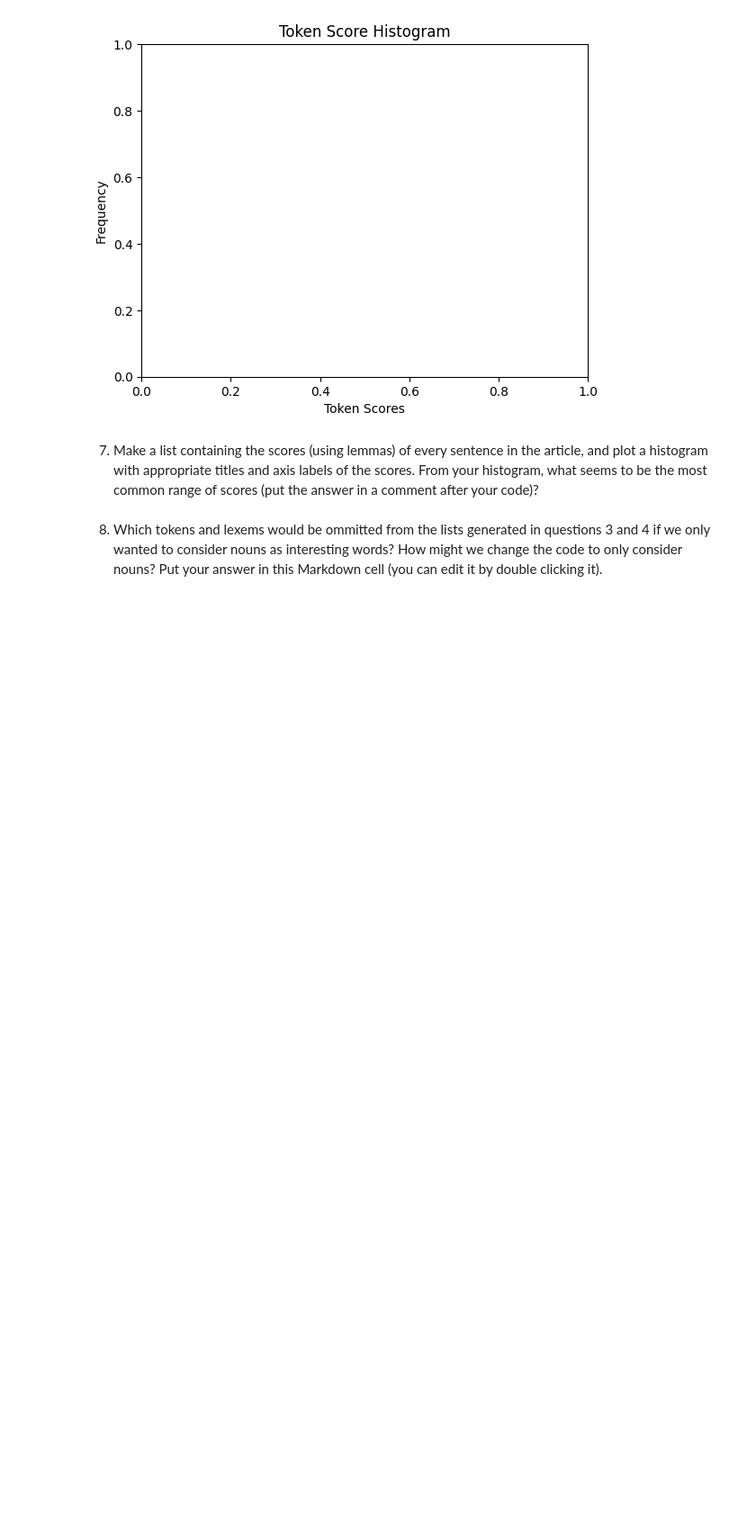
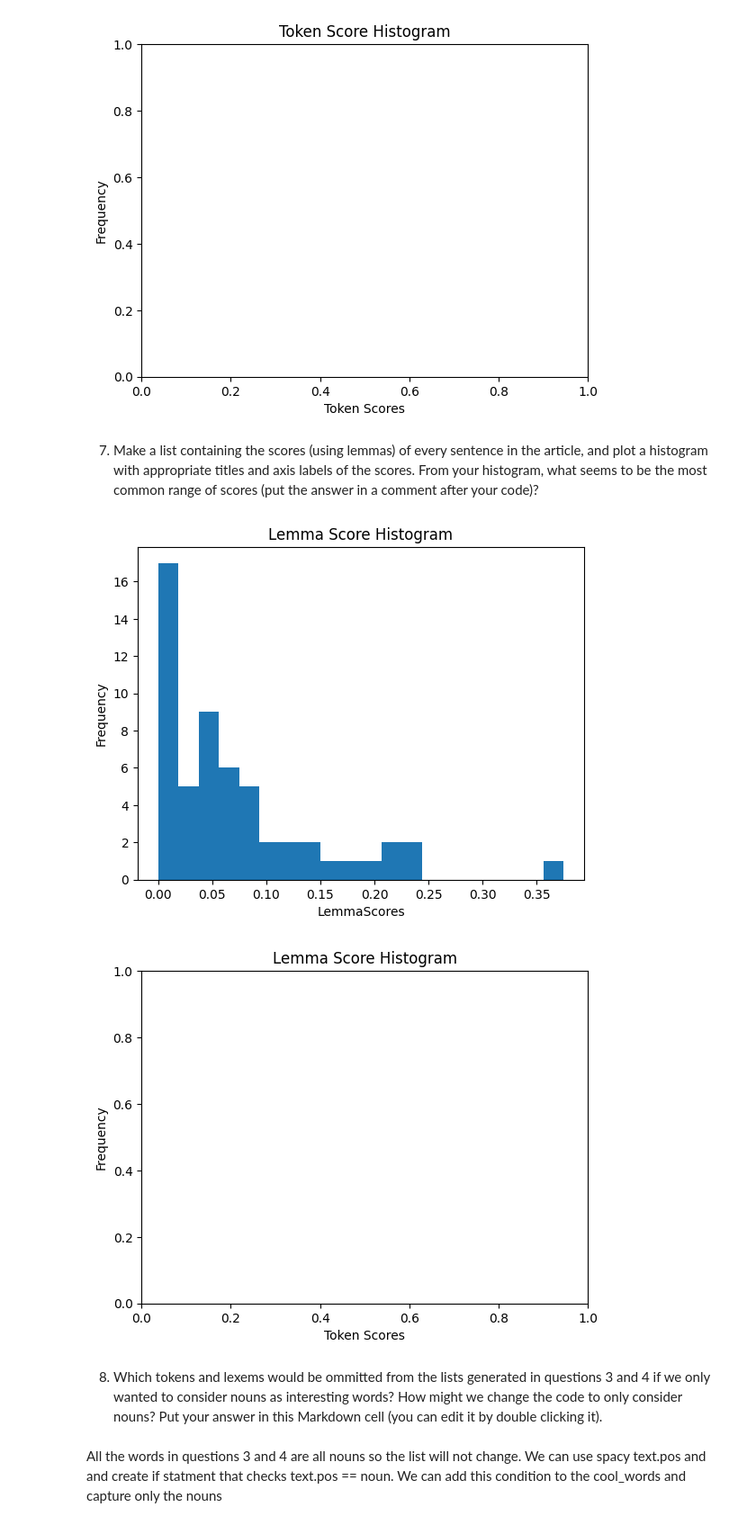
Before and after one commit to Habtom1999/web-scraping, a Jupyter notebook: web-scraping.ipynb, the cells around one changed output. Shown: that part at 90% size. Saved outputs shown, nothing was run; the diff lists cells and outputs as text; code cells hidden in the pictures; blank space fills up the shorter version.

```diff
--- a/web-scraping.ipynb
+++ b/web-scraping.ipynb
@@ -280,11 +246,0 @@ Score by Token: 0.26, Score by Lemma: 0.30 - Posted in car hacks, Engineering, F
-# %%
-most_token = ['laser', 40, 'headlight', 28, 'beam', 12, 'technology', 10, 'light', 10]
-sentences = list(doc.sents)
-
-for sentence in sentences:
-    count = 0
-    for token in sentence:
-        if token.lemma_.lower() in cool_words:
-            count += 1
-    sent_str = str(sentence).replace('\n', '').replace(' ', ' ')
-    print(count, ':', sent_str)
@@ -406,7 +344,6 @@ import pickle
 from bs4 import BeautifulSoup
 from collections import Counter
 import numpy as np
-
 
 
 # Load the pickled HTML content
@@ -431,41 +368,62 @@ def cool_words(token):
     return not (token.is_space or token.is_punct or token.is_stop)
 
 # Get the most common tokens and lemmas
-token_freq = Counter(map(str, doc))
+token_freq = Counter(map(str, interesting_tokens))
 interesting_token = set()
 for token, freq in token_freq.most_common(5):
     interesting_token.add(token)
-
-lemma_freq = Counter(token.lemma_.lower() for token in doc if cool_words(token))
+interesting_lemmas = [token.lemma_.lower()for token in doc if cool_words(token)]
+lemma_freq = Counter(interesting_lemmas)
 interesting_lemmas = set()
 for lemma, freq in lemma_freq.most_common(5):
     interesting_lemmas.add(lemma)
 
 # Define a function to score sentences by token
-def score_sentence_by_token(sentence, interesting_token):
+def score_sentence_by_token(sentence1, interesting_token):
     count = 0
     count2 = 1
-    for token in sentence:
+    for token in sentence1:
         if token.text.lower() in interesting_token:
             count += 1
+    for token in sentence1:
         if not (token.is_space or token.is_punct):
             count2 += 1
     return count / count2
 
 # file_path = file_path = r'C:\Users\habto\Desktop\NWMS classes\Wemining and NLP\Module 6\web-scraping\article_content.pkl'
 
+def score_sentence_by_lemma(sentence1,interesting_lemmas):
+    count = 0
+    count2=1
+    for token in sentence1 :
+        if token.lemma_.lower()in interesting_lemmas:
+            count+= 1
+        if not (token.lemma.is_space or token.is_punct):
+            count2 +=1
+    return count/count2
 
 # Calculate scores for each sentence
-list_of_token_scores = []
+list_of_lemma_scores = []
 sentence_numbers=[]
 for i, sent in enumerate(doc.sents):
-    list_of_token_scores.append(score_sentence_by_token(sent, interesting_token))
+    list_of_lemma_scores.append(score_sentence_by_token(sent, interesting_token))
     sentence_numbers.append(i)
 
 # Plot the histogram
 fig, ax = plt.subplots()
 ax.hist(list_of_token_scores, bins=20)
-ax.set(xlabel='TokenScores', ylabel='Frequency', title='Token Score Histogram')
+labels=ax.get_xticklabels()
+ax.set(xlabel='LemmaScores', ylabel='Frequency', title='Lemma Score Histogram')
 plt.show()
+# Adjust the number of bins as needed
+plt.xlabel('Token Scores')
+plt.ylabel('Frequency')
+plt.title('Lemma Score Histogram')
+plt.show()
+# %% [output]
+[figure, added]
+[figure, added]
 # %% [markdown]
 8. Which tokens and lexems would be ommitted from the lists generated in questions 3 and 4 if we only wanted to consider nouns as interesting words?  How might we change the code to only consider nouns? Put your answer in this Markdown cell (you can edit it by double clicking it).
+# %% [markdown]
+All the words in questions 3 and 4 are all nouns so the list will not change. We can use spacy text.pos and and create if statment that checks text.pos == noun. We can add this condition to the cool_words and capture only the nouns
```
Also changed, not shown: parts of 4 cells of this notebook, 2 other files.
